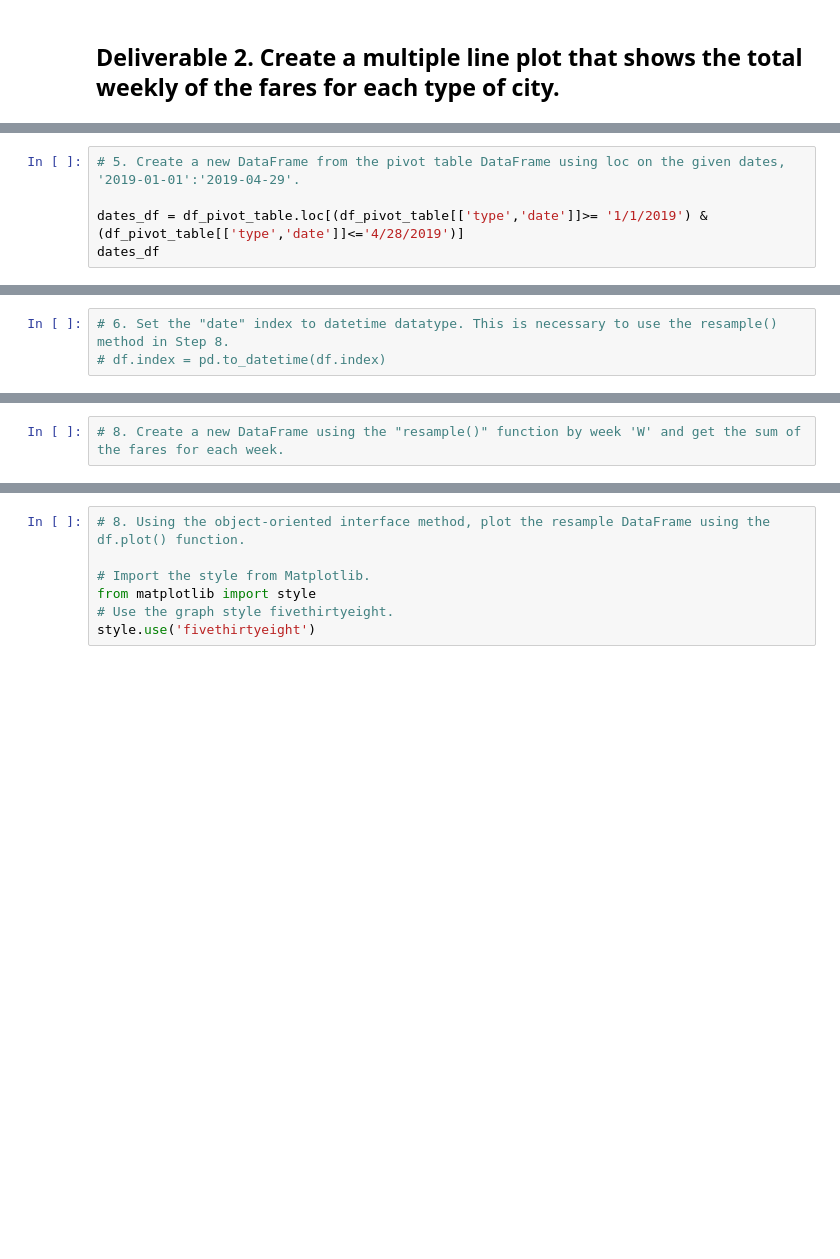
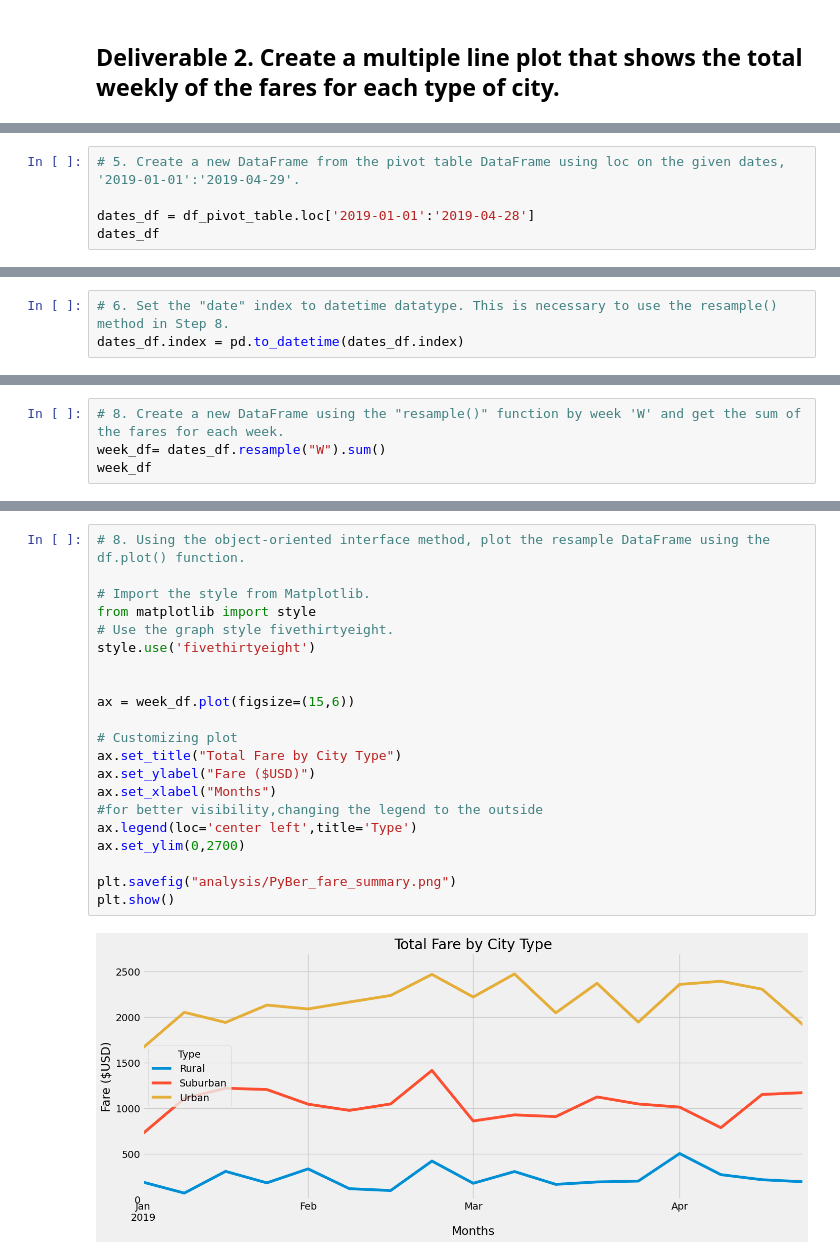
Before and after one commit to Danira98/PyBer_Analysis, a Jupyter notebook: PyBer_Challenge.ipynb, the cells around one changed output, grey strips where cells are left out. Saved outputs shown, nothing was run; the diff lists cells and outputs as text; blank space fills up the shorter version.

```diff
--- a/PyBer_Challenge.ipynb
+++ b/PyBer_Challenge.ipynb
@@ -187,6 +188,6 @@ df_pivot_table.head(10)
 # %%
 # 5. Create a new DataFrame from the pivot table DataFrame using loc on the given dates, '2019-01-01':'2019-04-29'.
 
-dates_df = df_pivot_table.loc[(df_pivot_table[['type','date']]>= '1/1/2019') & (df_pivot_table[['type','date']]<='4/28/2019')]
+dates_df = df_pivot_table.loc['2019-01-01':'2019-04-28']
 dates_df
 # %% [output]
@@ -194,5 +208,5 @@ KeyError: "None of [Index(['type', 'date'], dtype='object', name='type')] are in
 # %%
 # 6. Set the "date" index to datetime datatype. This is necessary to use the resample() method in Step 8.
-# df.index = pd.to_datetime(df.index)
+dates_df.index = pd.to_datetime(dates_df.index)
 # %%
 # 7. Check that the datatype for the index is datetime using df.info()
@@ -199,2 +225,4 @@ KeyError: "None of [Index(['type', 'date'], dtype='object', name='type')] are in
 # %%
 # 8. Create a new DataFrame using the "resample()" function by week 'W' and get the sum of the fares for each week.
+week_df= dates_df.resample("W").sum()
+week_df
@@ -201,7 +249,23 @@ KeyError: "None of [Index(['type', 'date'], dtype='object', name='type')] are in
 # %%
 # 8. Using the object-oriented interface method, plot the resample DataFrame using the df.plot() function.
 
 # Import the style from Matplotlib.
 from matplotlib import style
 # Use the graph style fivethirtyeight.
 style.use('fivethirtyeight')
+
+
+ax = week_df.plot(figsize=(15,6))
+
+# Customizing plot
+ax.set_title("Total Fare by City Type")
+ax.set_ylabel("Fare ($USD)")
+ax.set_xlabel("Months")
+#for better visibility,changing the legend to the outside
+ax.legend(loc='center left',title='Type')
+ax.set_ylim(0,2700)
+
+plt.savefig("analysis/PyBer_fare_summary.png")
+plt.show()
+# %% [output]
+[figure, added]
```
Also changed, not shown: parts of 9 cells of this notebook, 2 other files.
